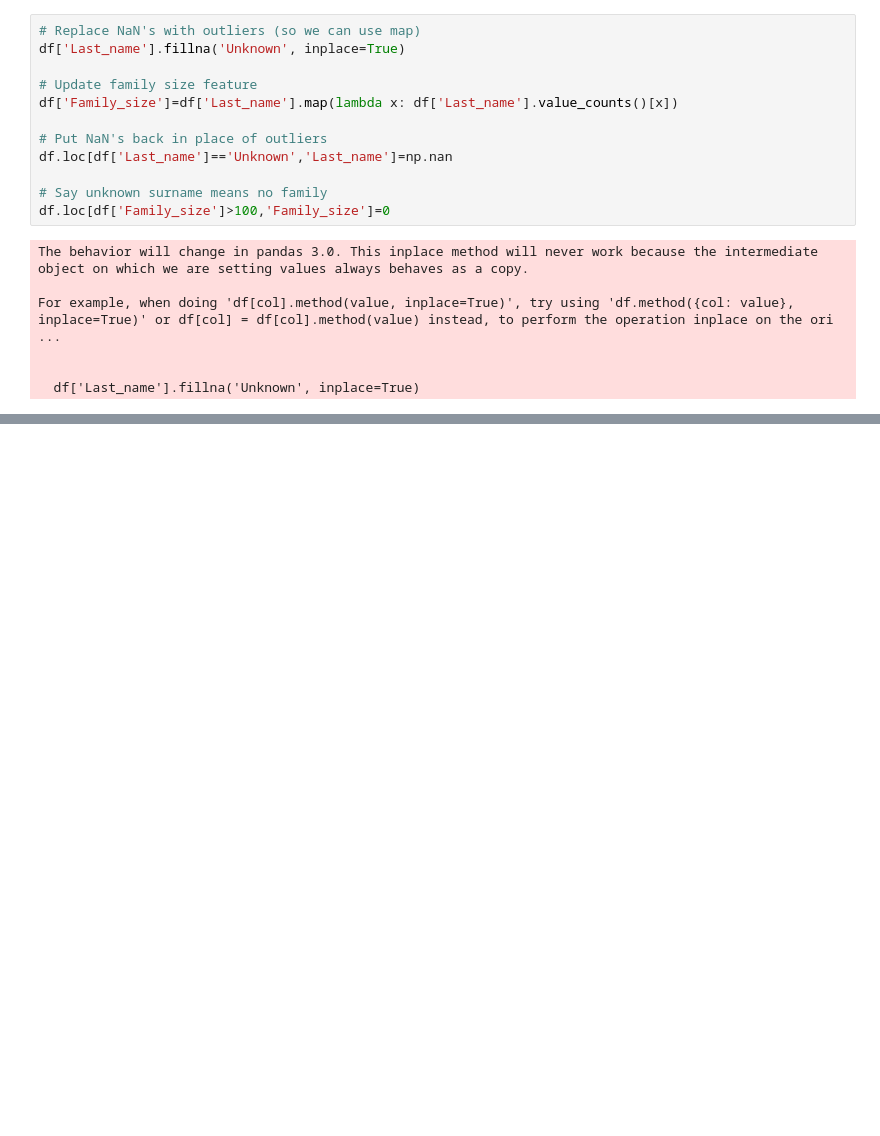
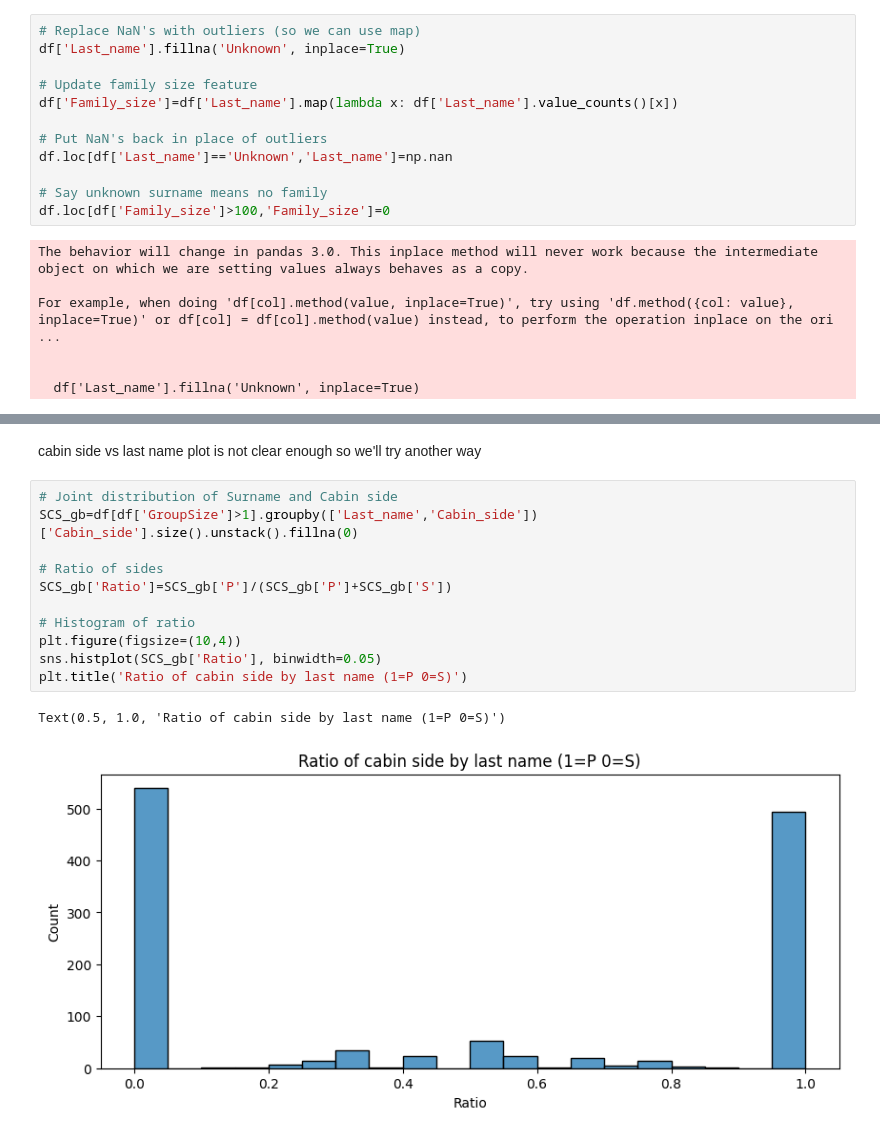
Before and after one commit to YarinArava/SpaceShipTitanic_FinalProject, a Jupyter notebook: Spaceship_Titanic_edited_2.ipynb, the cells around one changed output, grey strips where cells are left out. Saved outputs shown, nothing was run; the diff lists cells and outputs as text; blank space fills up the shorter version.

```diff
--- a/Spaceship_Titanic_edited_2.ipynb
+++ b/Spaceship_Titanic_edited_2.ipynb
@@ -828,0 +932,16 @@ For example, when doing 'df[col].method(value, inplace=True)', try using 'df.met
+# %% [markdown]
+cabin side vs last name plot is not clear enough so we'll try another way
+# %%
+# Joint distribution of Surname and Cabin side
+SCS_gb=df[df['GroupSize']>1].groupby(['Last_name','Cabin_side'])['Cabin_side'].size().unstack().fillna(0)
+
+# Ratio of sides
+SCS_gb['Ratio']=SCS_gb['P']/(SCS_gb['P']+SCS_gb['S'])
+
+# Histogram of ratio
+plt.figure(figsize=(10,4))
+sns.histplot(SCS_gb['Ratio'], binwidth=0.05)
+plt.title('Ratio of cabin side by last name (1=P 0=S)')
+# %% [output]
+Text(0.5, 1.0, 'Ratio of cabin side by last name (1=P 0=S)')
+[figure, added]
```
Also changed, not shown: parts of 17 cells of this notebook, 2 other files.
